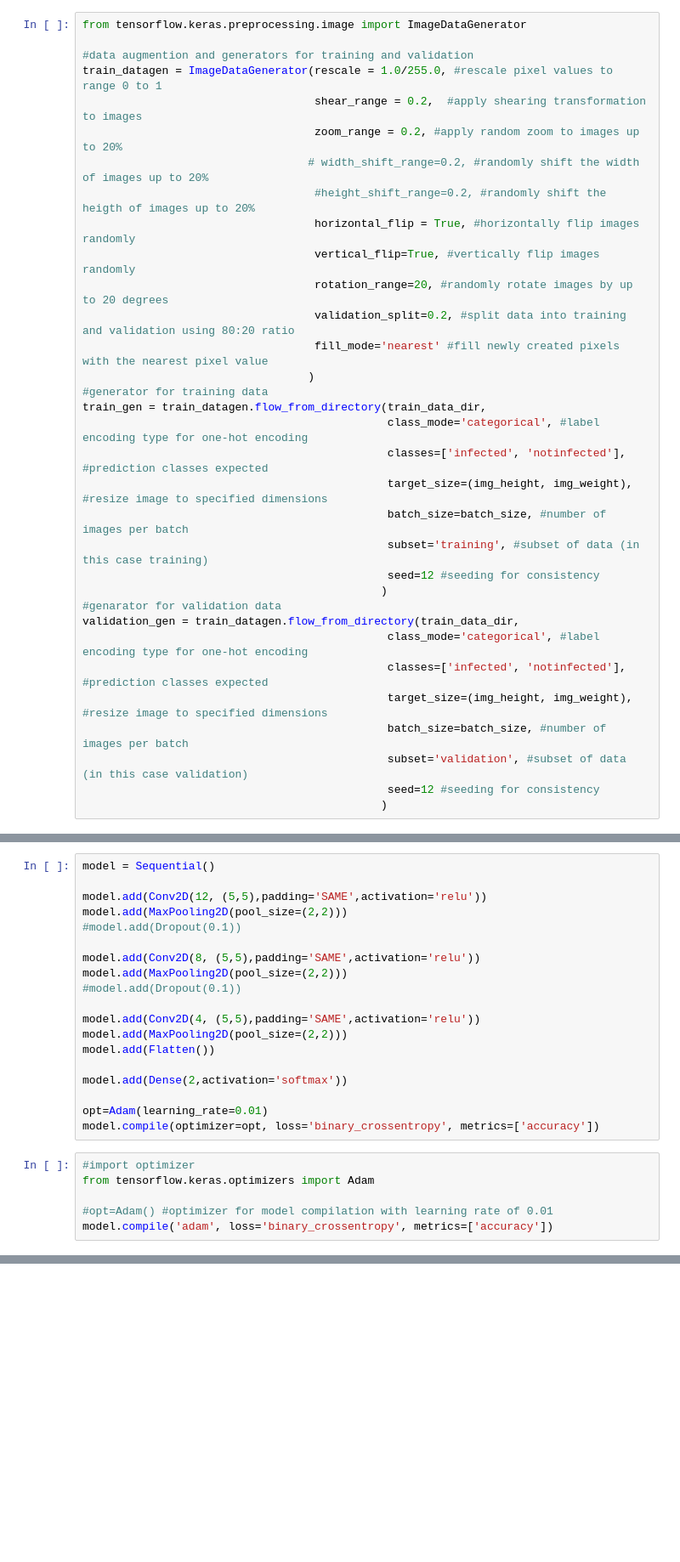
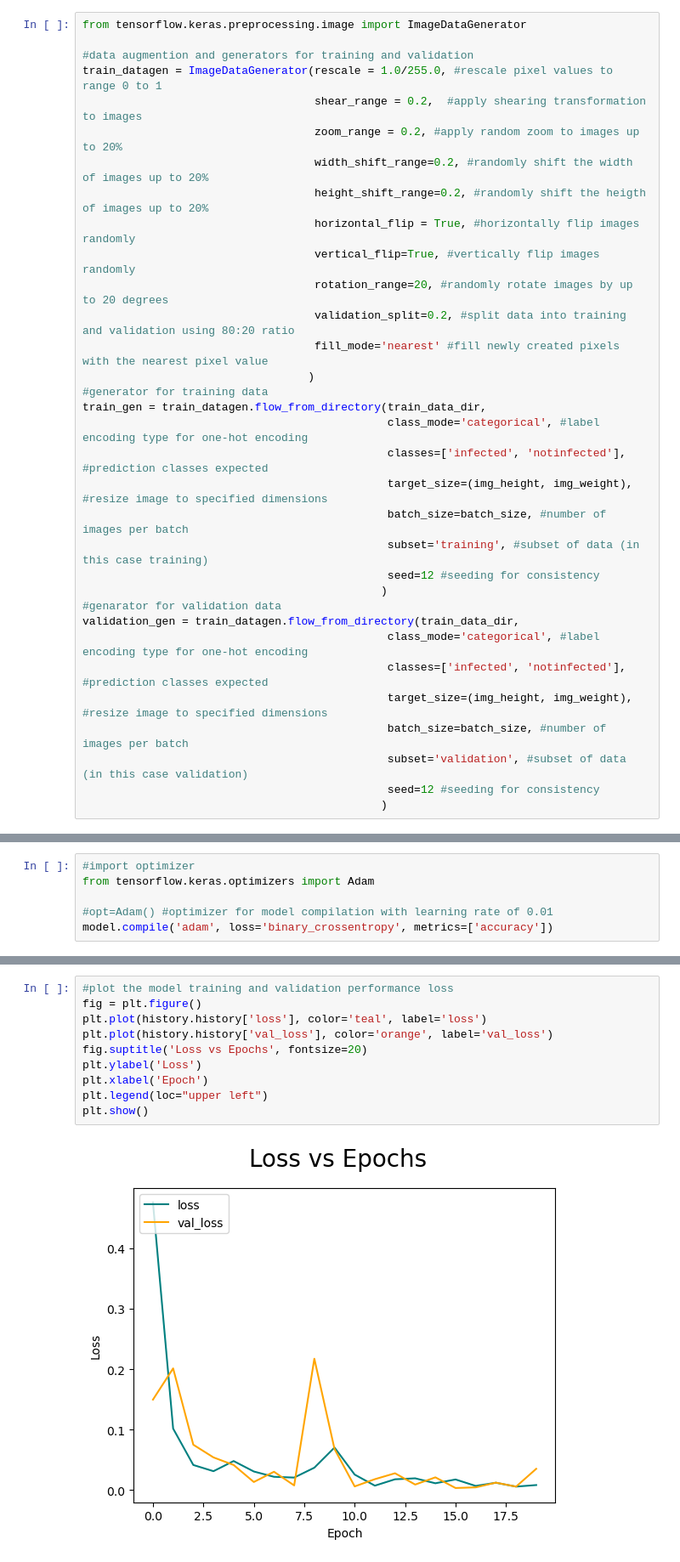
Before and after one commit to Alausaaisha/pcos_detection_deeplearning, a Jupyter notebook: pcos_classification_CNN_Model.ipynb, the cells around one changed output, grey strips where cells are left out. Shown: that part at 85% size. Saved outputs shown, nothing was run; the diff lists cells and outputs as text; blank space fills up the shorter version.

```diff
--- a/pcos_classification_CNN_Model.ipynb
+++ b/pcos_classification_CNN_Model.ipynb
@@ -64,8 +84,8 @@ from tensorflow.keras.preprocessing.image import ImageDataGenerator
 train_datagen = ImageDataGenerator(rescale = 1.0/255.0, #rescale pixel values to range 0 to 1
                                    shear_range = 0.2,  #apply shearing transformation to images
                                    zoom_range = 0.2, #apply random zoom to images up to 20%
-                                  # width_shift_range=0.2, #randomly shift the width of images up to 20%
-                                   #height_shift_range=0.2, #randomly shift the heigth of images up to 20%
+                                   width_shift_range=0.2, #randomly shift the width of images up to 20%
+                                   height_shift_range=0.2, #randomly shift the heigth of images up to 20%
                                    horizontal_flip = True, #horizontally flip images randomly
                                    vertical_flip=True, #vertically flip images randomly
                                    rotation_range=20, #randomly rotate images by up to 20 degrees
@@ -146,22 +157,3 @@ model.add(Dense(1, activation='softmax'))
-# %%
-model = Sequential()
-
-model.add(Conv2D(12, (5,5),padding='SAME',activation='relu'))
-model.add(MaxPooling2D(pool_size=(2,2)))
-#model.add(Dropout(0.1))
-
-model.add(Conv2D(8, (5,5),padding='SAME',activation='relu'))
-model.add(MaxPooling2D(pool_size=(2,2)))
-#model.add(Dropout(0.1))
-
-model.add(Conv2D(4, (5,5),padding='SAME',activation='relu'))
-model.add(MaxPooling2D(pool_size=(2,2)))
-model.add(Flatten())
-
-model.add(Dense(2,activation='softmax'))
-
-opt=Adam(learning_rate=0.01)
-model.compile(optimizer=opt, loss='binary_crossentropy', metrics=['accuracy'])
 # %%
 #import optimizer
 from tensorflow.keras.optimizers import Adam
@@ -199,0 +213,12 @@ Epoch 20/20
+# %%
+#plot the model training and validation performance loss
+fig = plt.figure()
+plt.plot(history.history['loss'], color='teal', label='loss')
+plt.plot(history.history['val_loss'], color='orange', label='val_loss')
+fig.suptitle('Loss vs Epochs', fontsize=20)
+plt.ylabel('Loss')
+plt.xlabel('Epoch')
+plt.legend(loc="upper left")
+plt.show()
+# %% [output]
+[figure, added]
```
Also changed, not shown: parts of 25 cells of this notebook.
